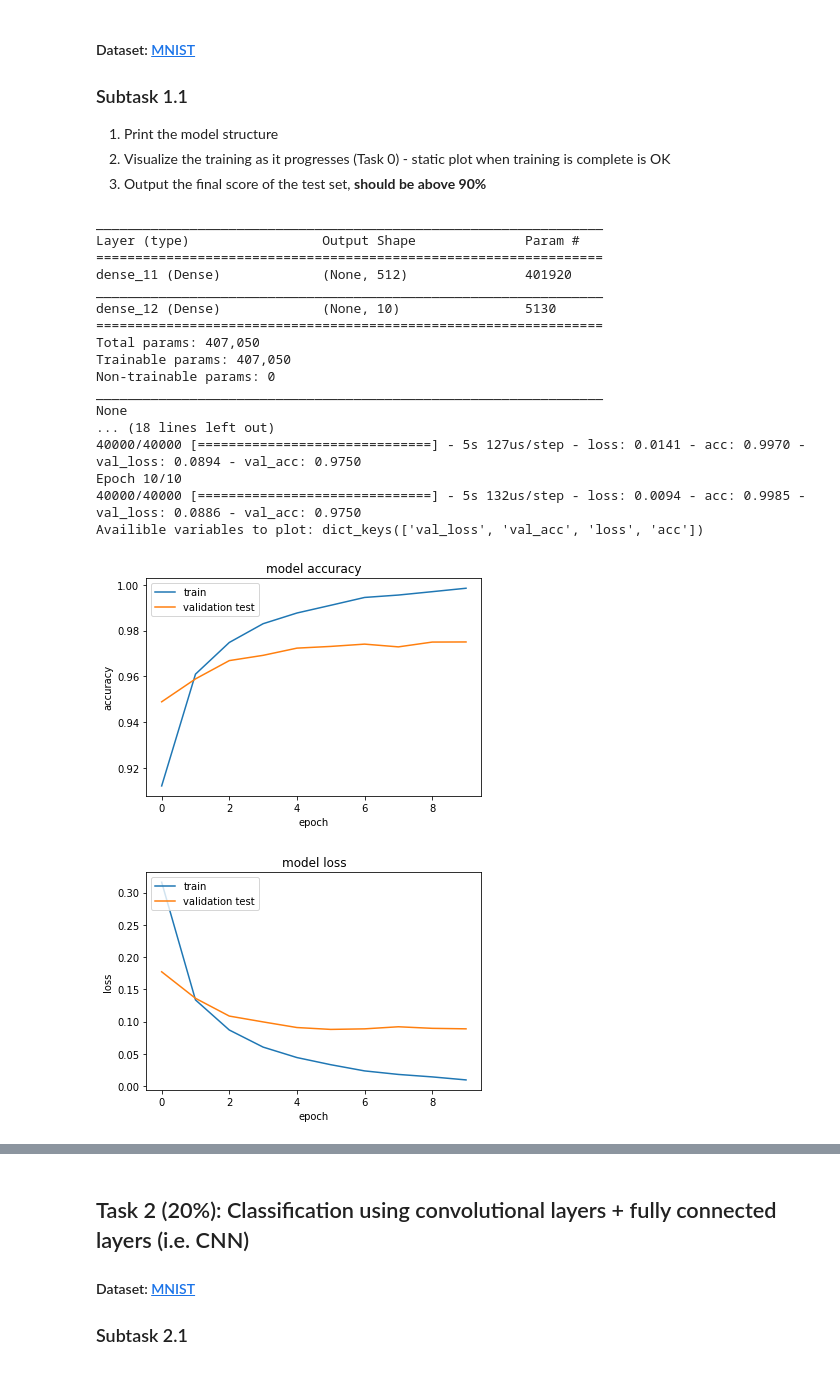
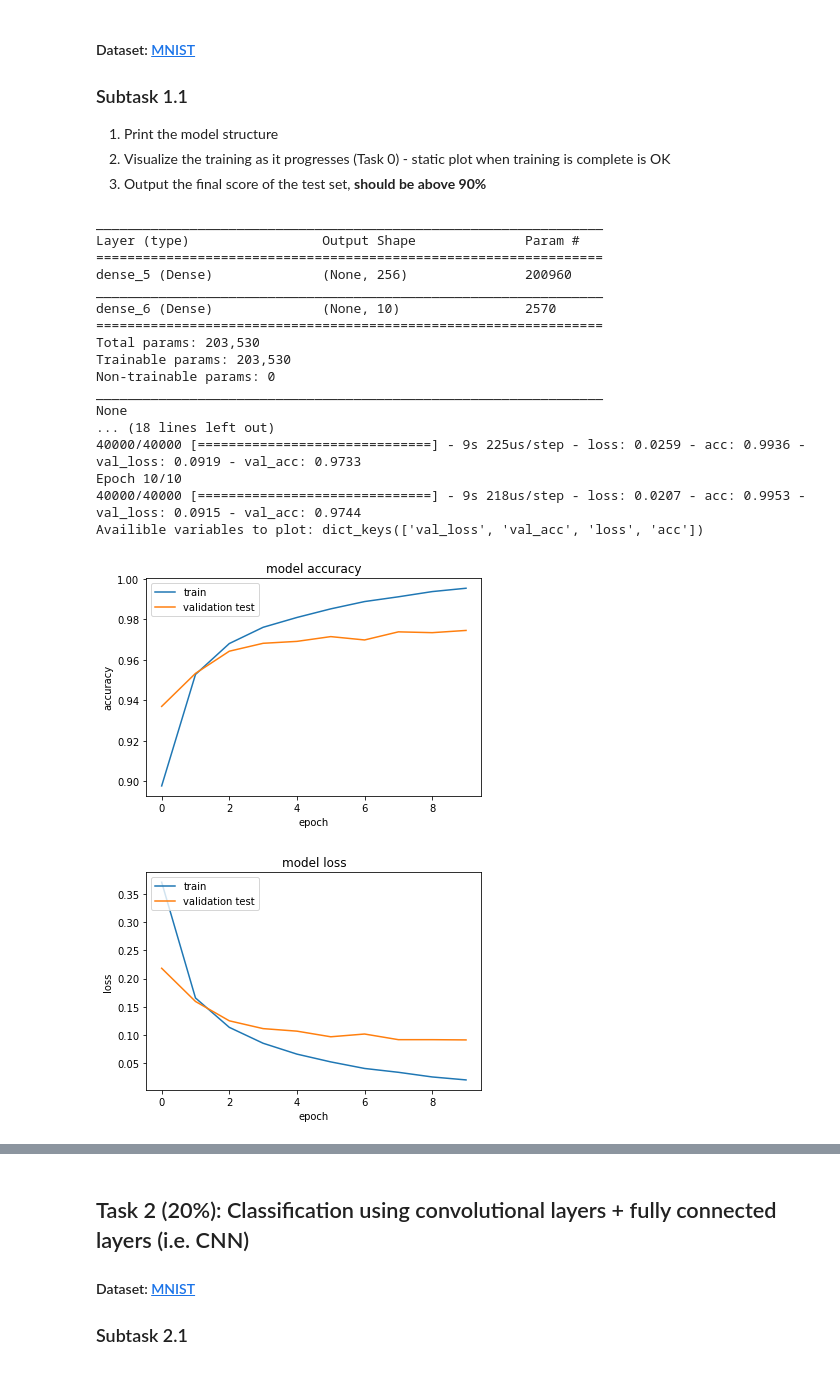
Before and after one commit to Savco/TDT4265, a Jupyter notebook: Exercise2.ipynb, the cells around one changed output, grey strips where cells are left out. Cells and saved outputs as stored; diff of their text form; code cells hidden in the pictures.

```diff
--- a/Exercise2.ipynb
+++ b/Exercise2.ipynb
@@ -107,44 +107,44 @@ y_test_one_hot = to_categorical(y_test)
 # Returns a compiled model
 def fully_connected_model(img_width, img_height):
   model = Sequential()  # Initalize a new model
-  model.add(Dense(512, activation='relu', input_shape=(img_width * img_height,)))
+  model.add(Dense(256, activation='relu', input_shape=(img_width * img_height,)))
   model.add(Dense(10, activation='softmax'))
 
   model.compile(optimizer='adam', loss='categorical_crossentropy', metrics=['accuracy'])
   # TODO: Add layers, complile the model, and show the structure of the model
   print(model.summary())
 
   return model
 
 model = fully_connected_model(image.shape[0],image.shape[1])  # TODO add input parameters
 
 # TODO: Train your model (training returns history)
 history = model.fit(x_train_flatten, y_train, epochs=10, batch_size=128, validation_data=(x_validate_flatten, y_validation))
 
 
 # Plot the training using helper function created in task 0
 plot_training_score(history)
 
 # TODO: Evaluate your model and print the score of the test set
 score = model.evaluate(x_test_flatten, y_test_one_hot)
 print('Test accuracy:', score[1])
 # %% [output]
 _________________________________________________________________
 Layer (type)                 Output Shape              Param #
 =================================================================
-dense_11 (Dense)             (None, 512)               401920
+dense_5 (Dense)              (None, 256)               200960
 _________________________________________________________________
-dense_12 (Dense)             (None, 10)                5130
+dense_6 (Dense)              (None, 10)                2570
 =================================================================
-Total params: 407,050
-Trainable params: 407,050
+Total params: 203,530
+Trainable params: 203,530
 Non-trainable params: 0
 _________________________________________________________________
 None
 ... (18 lines left out)
-40000/40000 [==============================] - 5s 127us/step - loss: 0.0141 - acc: 0.9970 - val_loss: 0.0894 - val_acc: 0.9750
+40000/40000 [==============================] - 9s 225us/step - loss: 0.0259 - acc: 0.9936 - val_loss: 0.0919 - val_acc: 0.9733
 Epoch 10/10
-40000/40000 [==============================] - 5s 132us/step - loss: 0.0094 - acc: 0.9985 - val_loss: 0.0886 - val_acc: 0.9750
+40000/40000 [==============================] - 9s 218us/step - loss: 0.0207 - acc: 0.9953 - val_loss: 0.0915 - val_acc: 0.9744
 Availible variables to plot: dict_keys(['val_loss', 'val_acc', 'loss', 'acc'])
-[figure, old version]
+[figure, new version]
-[figure, old version]
+[figure, new version]
```
Also changed, not shown: parts of 5 cells of this notebook.
